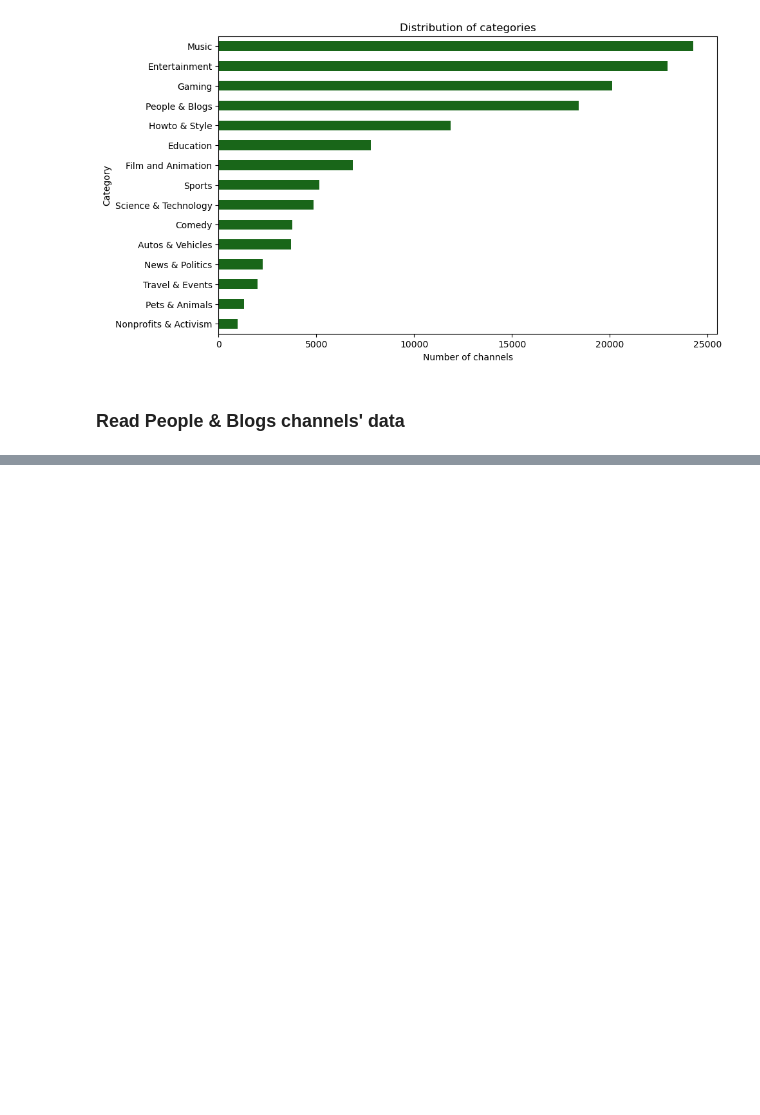
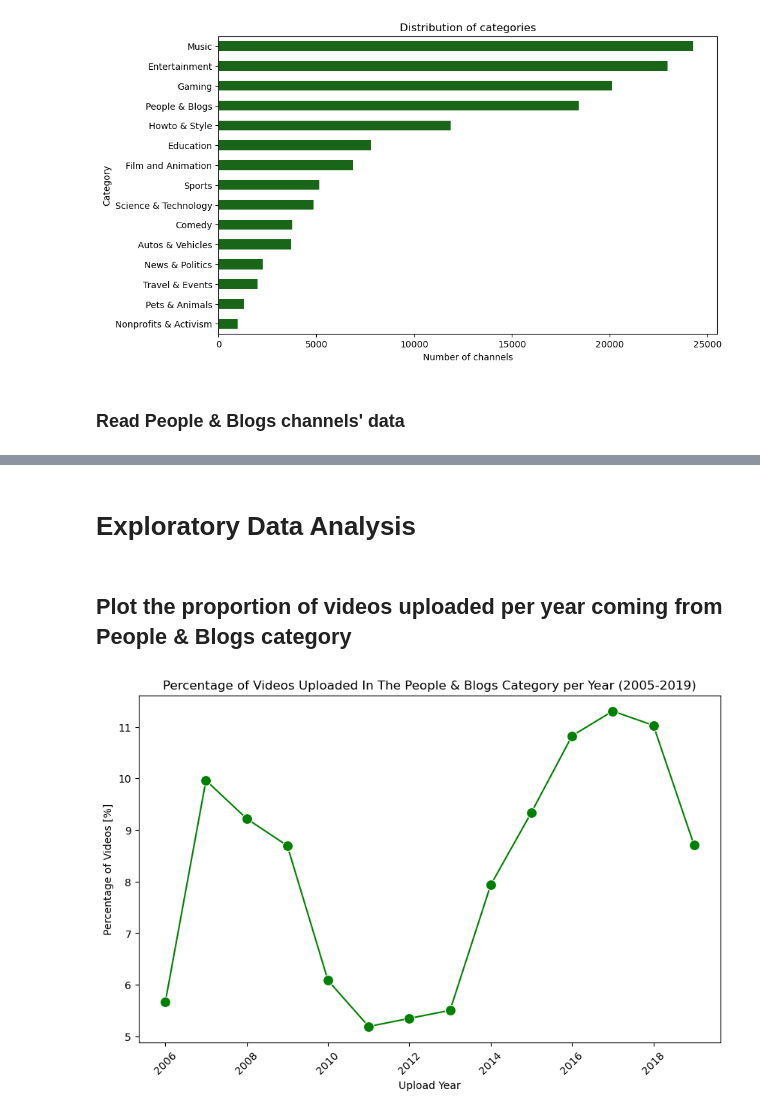
Before and after one commit to kamilmellouk/kadabros, a Jupyter notebook: eda.ipynb, the cells around one changed output, grey strips where cells are left out. Drawn from its saved outputs; the diff is of its cells as text; code cells hidden in the pictures; blank space fills up the shorter version.

```diff
--- a/eda.ipynb
+++ b/eda.ipynb
@@ -62,0 +76,21 @@ df_feather.sort_values(by='like_count')
+# %% [markdown]
+# Exploratory Data Analysis
+# %% [markdown]
+## Plot the proportion of videos uploaded per year coming from People & Blogs category
+# %%
+all_cc_yearly_video_count = df_feather["upload_date"].dt.year.value_counts().sort_index()
+pb_yearly_video_count = df_feather[df_feather["categories"]==CATEGORY]["upload_date"].dt.year.value_counts().sort_index()
+
+# calculate percentage of videos in People & Blogs category
+pb_percentage = pb_yearly_video_count / all_cc_yearly_video_count * 100
+
+# Create the bar plot
+plt.figure(figsize=(10, 6))
+sns.lineplot(x=pb_percentage.index, y=pb_percentage.values, color="g", marker="o", markersize=10)
+plt.xticks(rotation=45)
+plt.ylabel("Percentage of Videos [%]")
+plt.xlabel("Upload Year")
+plt.title("Percentage of Videos Uploaded In The People & Blogs Category per Year (2005-2019)")
+plt.show();
+# %% [output]
+[figure, added]
```
Also changed, not shown: parts of 10 cells of this notebook.
